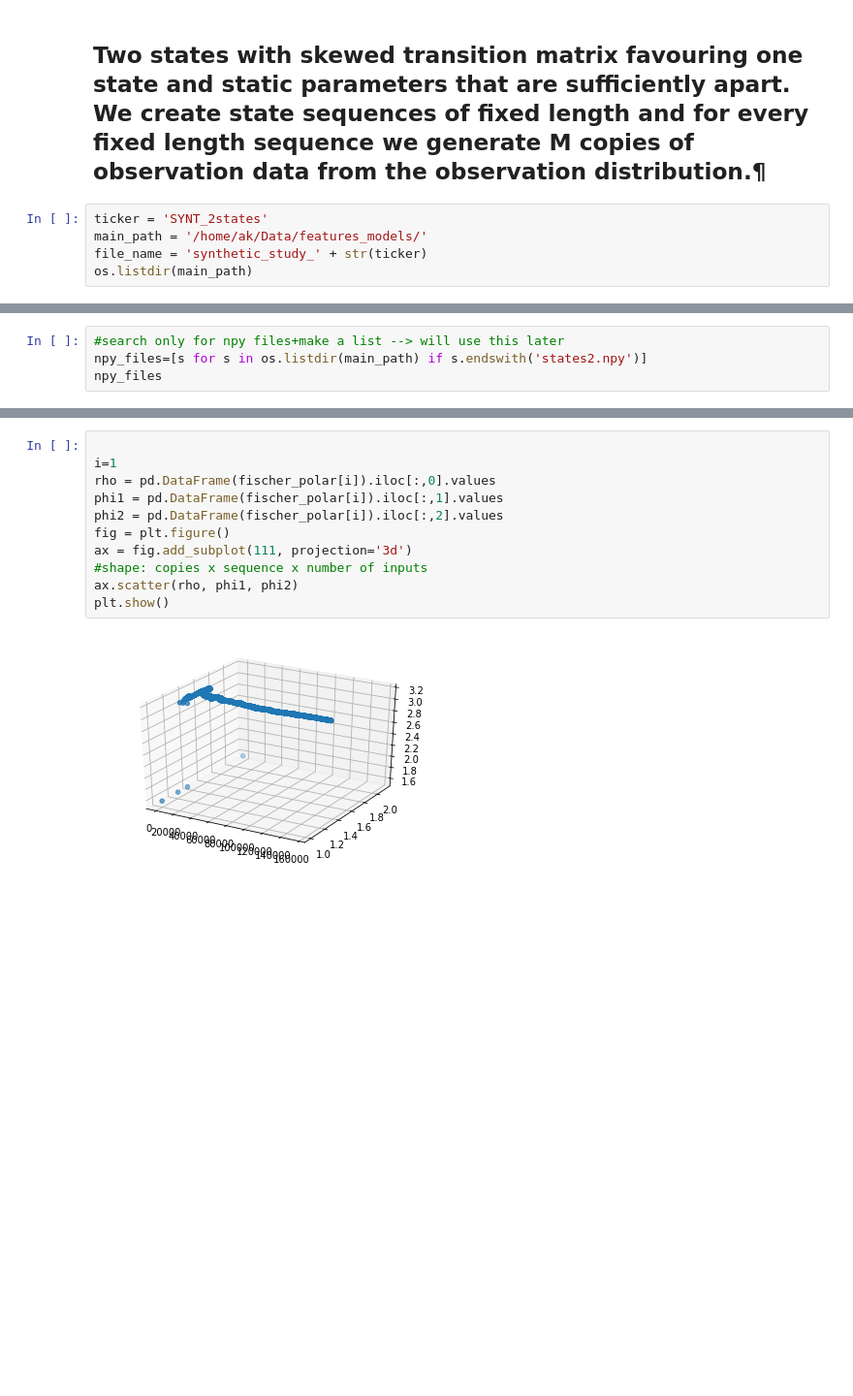
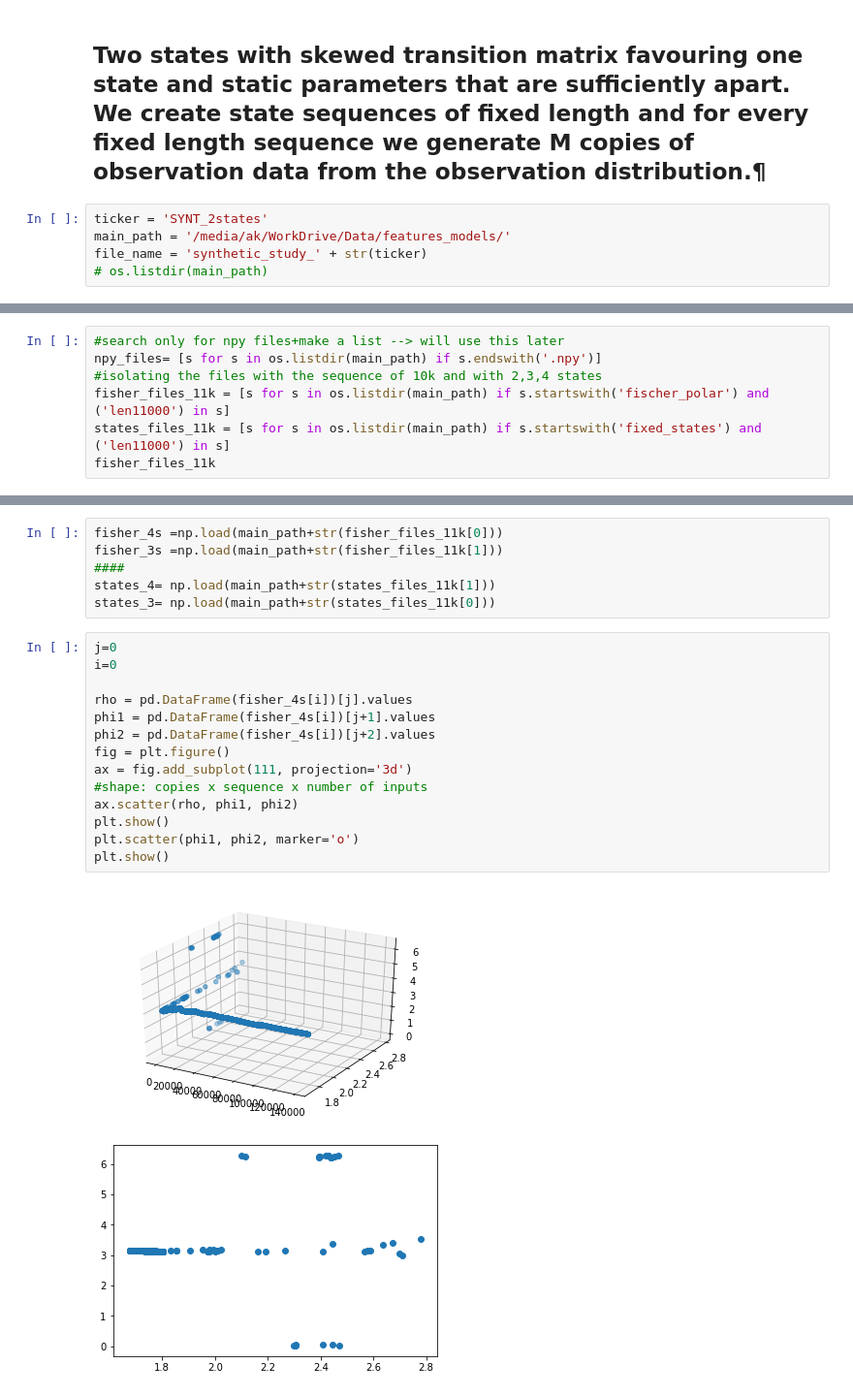
Before and after one commit to andreas-koukorinis/PaperCode, a Jupyter notebook: aknotebooks/analysing the fisher score.ipynb, the cells around one changed output, grey strips where cells are left out. Shown at 97% size. Cells and saved outputs as stored; diff of their text form; blank space fills up the shorter version.

```diff
--- a/aknotebooks/analysing the fisher score.ipynb
+++ b/aknotebooks/analysing the fisher score.ipynb
@@ -96,6 +46,6 @@ def plot_single_sequence_error(df, seq_no):
 ## Two states with skewed transition matrix favouring one state and static parameters that are sufficiently apart. We create state sequences of fixed length and for every fixed length sequence we generate M copies of observation data from the observation distribution.¶
 # %%
 ticker = 'SYNT_2states'
-main_path = '/home/ak/Data/features_models/'
+main_path = '/media/ak/WorkDrive/Data/features_models/'
 file_name = 'synthetic_study_' + str(ticker)
-os.listdir(main_path)
+# os.listdir(main_path)
@@ -120,5 +52,8 @@ os.listdir(main_path)
 # %%
 #search only for npy files+make a list --> will use this later
-npy_files=[s for s in os.listdir(main_path) if s.endswith('states2.npy')]
-npy_files
+npy_files= [s for s in os.listdir(main_path) if s.endswith('.npy')]
+#isolating the files with the sequence of 10k and with 2,3,4 states
+fisher_files_11k = [s for s in os.listdir(main_path) if s.startswith('fischer_polar') and ('len11000') in s]
+states_files_11k = [s for s in os.listdir(main_path) if s.startswith('fixed_states') and ('len11000') in s]
+fisher_files_11k
 # %% [output]
@@ -154,13 +65,23 @@ fischer_polar.shape
+# %%
+fisher_4s =np.load(main_path+str(fisher_files_11k[0]))
+fisher_3s =np.load(main_path+str(fisher_files_11k[1]))
+####
+states_4= np.load(main_path+str(states_files_11k[1]))
+states_3= np.load(main_path+str(states_files_11k[0]))
 # %%
+j=0
+i=0
 
-i=1
-rho = pd.DataFrame(fischer_polar[i]).iloc[:,0].values
-phi1 = pd.DataFrame(fischer_polar[i]).iloc[:,1].values
-phi2 = pd.DataFrame(fischer_polar[i]).iloc[:,2].values
+rho = pd.DataFrame(fisher_4s[i])[j].values
+phi1 = pd.DataFrame(fisher_4s[i])[j+1].values
+phi2 = pd.DataFrame(fisher_4s[i])[j+2].values
 fig = plt.figure()
 ax = fig.add_subplot(111, projection='3d')
 #shape: copies x sequence x number of inputs
 ax.scatter(rho, phi1, phi2)
 plt.show()
+plt.scatter(phi1, phi2, marker='o')
+plt.show()
 # %% [output]
-[figure, old version]
+[figure, new version]
+[figure, added]
```
Also changed, not shown: parts of 30 cells of this notebook, 7 other files.
